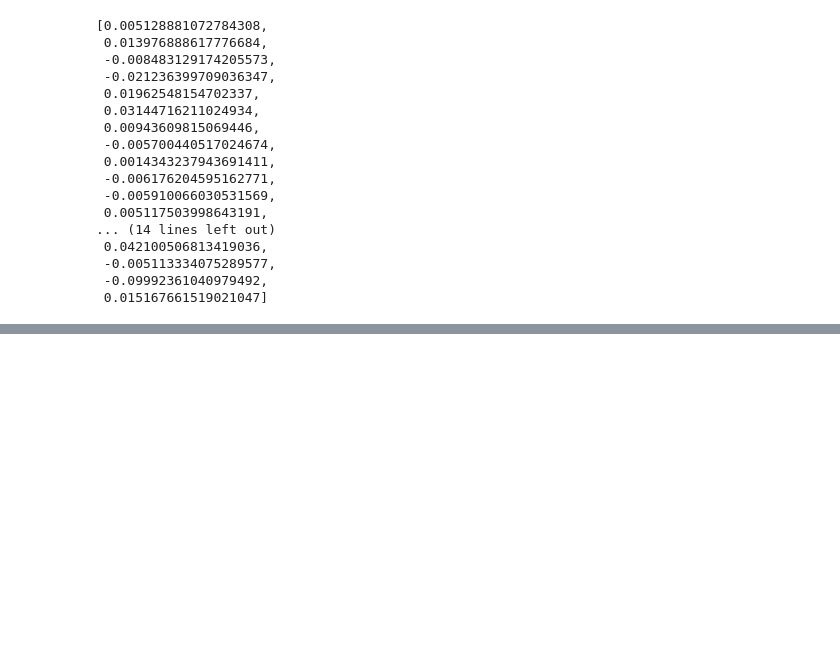
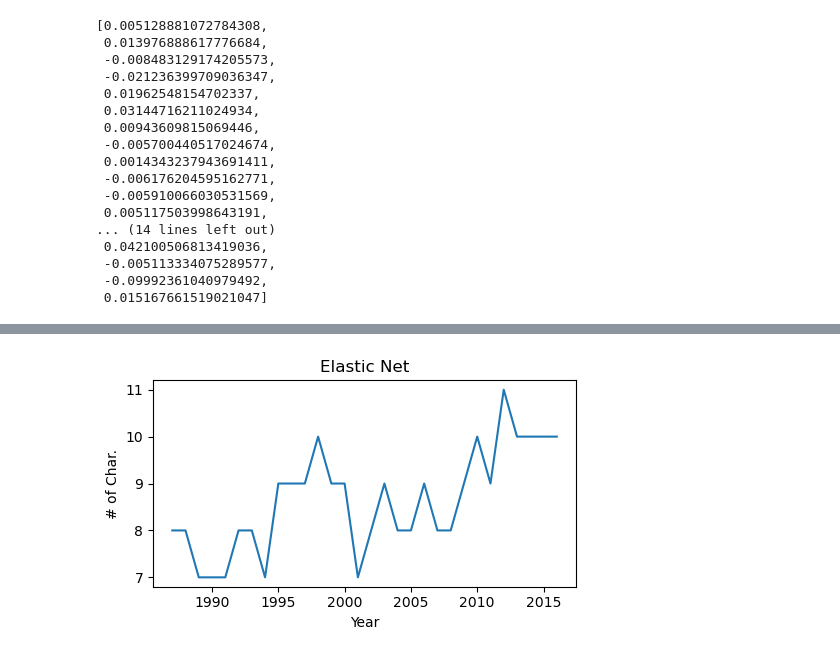
Before and after one commit to caizihuahua/5470_Statistical_ML, a Jupyter notebook: CUI/enet.ipynb, the cells around one changed output, grey strips where cells are left out. Saved outputs shown, nothing was run; the diff lists cells and outputs as text; code cells hidden in the pictures; blank space fills up the shorter version.

```diff
--- a/CUI/enet.ipynb
+++ b/CUI/enet.ipynb
@@ -169,0 +160,9 @@ np.arange(1987,2017)
+# %%
+plt.figure(figsize=(5,3))
+plt.title("Elastic Net")
+plt.xlabel('Year')
+plt.ylabel('# of Char.')
+plt.plot(np.arange(1987,2017),enetdata['eff_para'])
+plt.tight_layout()
+# %% [output]
+[figure, added]
```
Also changed, not shown: parts of 7 cells of this notebook, 4 other files.
